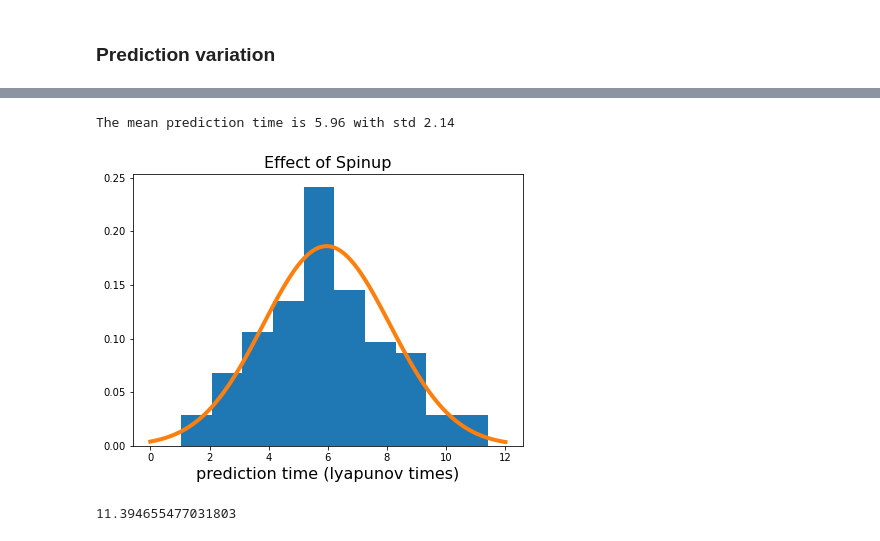
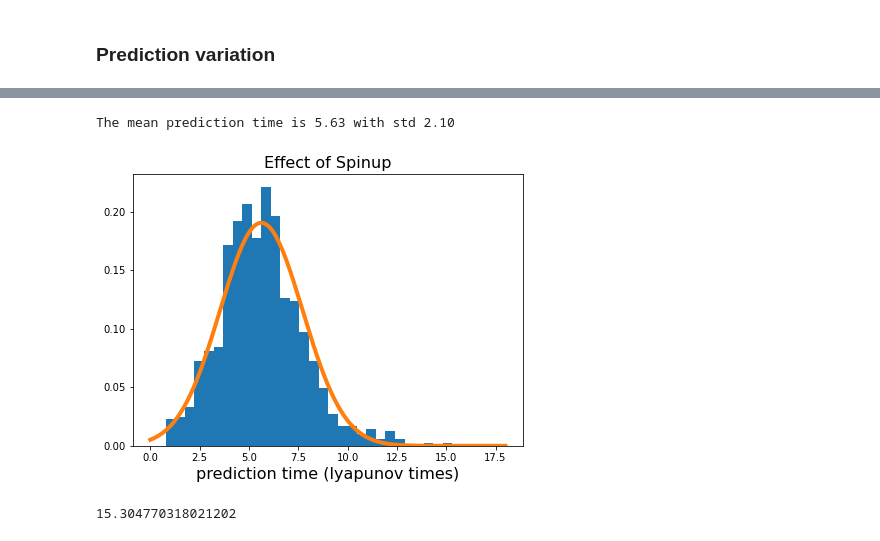
Before and after one commit to japlatt/reservoir, a Jupyter notebook: examples/Example_Lorenz_63.ipynb, the cells around one changed output, grey strips where cells are left out. Saved outputs shown, nothing was run; the diff lists cells and outputs as text; code cells hidden in the pictures.

```diff
--- a/examples/Example_Lorenz_63.ipynb
+++ b/examples/Example_Lorenz_63.ipynb
@@ -195,0 +230,3 @@ for i in range(100):
+# %%
+pred = np.load('results/pred_var.npz')['pred']
+x = np.load('results/pred_var.npz')['x']
@@ -196,27 +274,25 @@ for i in range(100):
 # %%
-lyap = 0.9056
-pred = pred/lyap
 fig = plt.figure(figsize = (7, 5))
-plt.hist(pred, density = True)
+plt.hist(pred, density = True, bins = 30)
 plt.title('Effect of Spinup', fontsize = 16)
 
 # find minimum and maximum of xticks, so we know
 # where we should compute theoretical distribution
 xt = plt.xticks()[0]
 xmin, xmax = min(xt), max(xt)
 lnspc = np.linspace(xmin, xmax, len(pred))
 
-# lets try the normal distribution first
+# lets try the normal distribution
 m, s = stats.norm.fit(pred) # get mean and standard deviation
 pdf_g = stats.norm.pdf(lnspc, m, s) # now get theoretical values in our interval
 plt.plot(lnspc, pdf_g, label="Norm", lw = 4) # plot it
 plt.xlabel('prediction time (lyapunov times)', fontsize = 16)
 print('The mean prediction time is {:1.2f} with std {:1.2f}'.format(m, s))
-# fig.savefig('results/spinup_variation.pdf', bbox_inches = 'tight')
+fig.savefig('results/spinup_variation.pdf', bbox_inches = 'tight')
 # %% [output]
-The mean prediction time is 5.96 with std 2.14
+The mean prediction time is 5.63 with std 2.10
-[figure, old version]
+[figure, new version]
 # %%
 np.max(pred)
 # %% [output]
-11.394655477031803
+15.304770318021202
```
Also changed, not shown: parts of 21 cells of this notebook.
